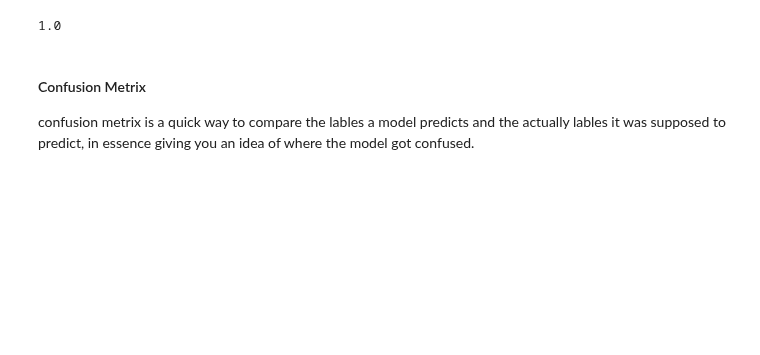
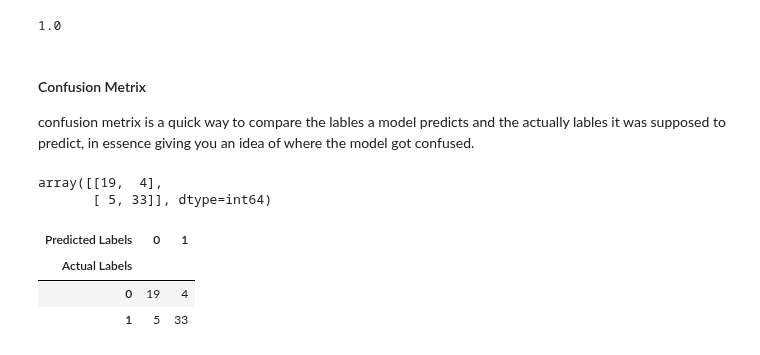
Before and after one commit to sheddyranking/Machine-Leanring-Data-Science-Bootcamp.-2022, a Jupyter notebook: Sci-kit-learn.ipynb, the cells around one changed output. Drawn from its saved outputs; the diff is of its cells as text; code cells hidden in the pictures; blank space fills up the shorter version.

```diff
--- a/Sci-kit-learn.ipynb
+++ b/Sci-kit-learn.ipynb
@@ -1349,3 +1349,24 @@ roc_auc_score(y_test,y_test)
 
 confusion metrix is a quick way to compare the lables a model predicts and the actually lables it was supposed to predict,
 in essence giving you an idea of where the model got confused.
+# %%
+from sklearn.metrics import confusion_matrix
+
+y_pred = model.predict(x_test)
+
+confusion_matrix(y_test,y_pred)
+# %% [output]
+array([[19,  4],
+       [ 5, 33]], dtype=int64)
+# %%
+### plot the above on a Crosstab to Visalize properly
+
+pd.crosstab(y_test,
+           y_pred,
+           rownames=["Actual Labels"],
+           colnames=["Predicted Labels"])
+# %% [output]
+| Predicted Labels | 0 | 1 |
+| Actual Labels |  |  |
+| 0 | 19 | 4 |
+| 1 | 5 | 33 |
```
Also changed, not shown: parts of 27 cells of this notebook.
